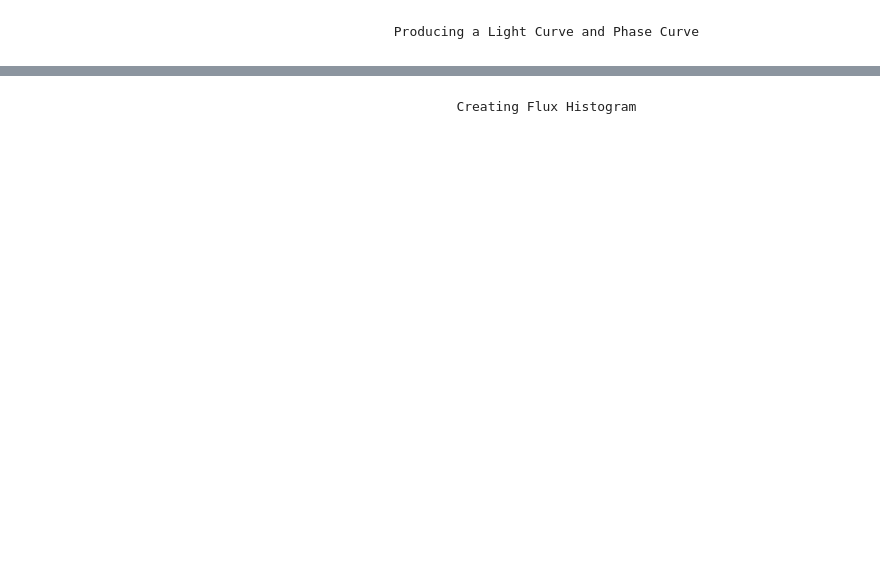
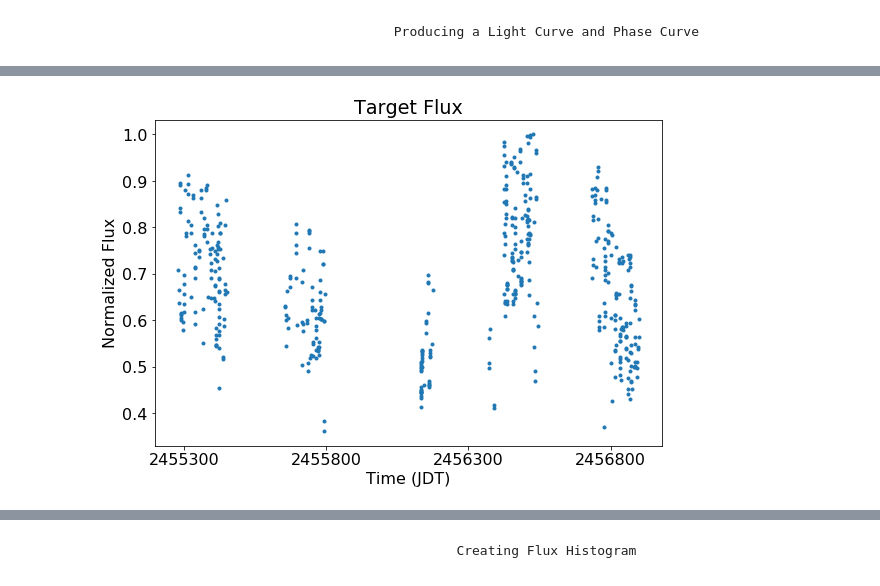
Before and after one commit to joshuapepper/kelt_halo, a Jupyter notebook: KELT Image Data Pipeline-FN Aql.ipynb, the cells around one changed output, grey strips where cells are left out. Saved outputs shown, nothing was run; the diff lists cells and outputs as text; code cells hidden in the pictures; blank space fills up the shorter version.

```diff
--- a/KELT Image Data Pipeline-FN Aql.ipynb
+++ b/KELT Image Data Pipeline-FN Aql.ipynb
@@ -230,0 +121,52 @@ ValueError: x and y must have same first dimension, but have shapes (798,) and (
+# %%
+background_mask = background_large_cutout.to_mask(method='center') # create mask over pixels in background annulus that have their centers within the annulus
+background_data = [background_mask[0].multiply(open_cutouts[i]) for i in range(0,file_count)] # create array of flux values with zero values corresponding to data outside the mask and nonzero values corresponding to the data within the mask
+background_flux = [background_data[i][background_mask[0].data > 0] for i in range(0,file_count)] # create array of flux values contained in mask
+background_median = [np.median(background_flux[i]) for i in range(0,file_count)] # find median of background flux array
+
+# create target flux vs. time plot
+target_sum = [photometry(open_cutouts[i], aperture_large_cutout, method = 'exact') for i in range(0,file_count)] # sum up exact amount of flux contained in the target aperture
+target_background_sum = [background_median[i] * aperture_large_cutout.area() for i in range(0,file_count)] # multiply background median by area of aperture to get background flux contained in aperture
+target_subtract = np.array([target_sum[i]['aperture_sum'] - target_background_sum[i] for i in range(0,file_count)]) # subtract background flux in aperture from aperture's total flux
+
+target_flux = target_subtract[target_subtract != 0] # disregard zero and below flux values
+
+time=[]
+for i in range(0,len(target_flux)):
+    original_file = fits.open(full_img_list[i])
+    time.append(original_file[1].header['JDT'])
+    original_file.close
+
+new_target_flux = []
+for i in range(0,len(target_flux)):
+    norm = target_flux[i]/max(target_flux)
+    new_target_flux.append(norm)
+
+cut_time=[]
+cut_flux=[]
+for i in range(0,len(time)):
+    if time[i]<2456900:
+        cut_time.append(time[i])
+        cut_flux.append(new_target_flux[i])
+
+plt.subplot(121)
+plt.title('Target Flux')
+plt.xlabel('Time (JDT)')
+plt.ylabel('Normalized Flux')
+plt.xticks(np.arange(round(min(time),-2), max(time)+1, round((max(time)+1-min(time))/5,-2)))
+#plt.plot(time, new_target_flux, '.')
+plt.plot(cut_time, cut_flux, '.')
+
+comparison_sum = [[photometry(open_cutouts[i], comparison_star_circles[j], method = 'exact') for i in range(0, file_count)] for j in range(0,len(comparison_star_circles))] # sum up exact amount of flux contained in each comparison star aperture
+comparison_background_sum = [[background_median[i] * comparison_star_circles[j].area() for i in range(0, file_count)] for j in range(0,len(comparison_star_circles))] # multiply background median by area of each aperture to get background flux contained in each aperture
+comparison_subtract = np.array([[comparison_sum[j][i]['aperture_sum'] - comparison_background_sum[j][i] for i in range(0,file_count)] for j in range(0,len(comparison_star_circles))]) # subtract background flux in each aperture from each aperture's total flux
+comparison_total = comparison_subtract.sum(axis=0) # sum up the background subtracted flux for all comparison stars
+comparison_flux = comparison_total[comparison_total != 0] # disregard zero flux values
+
+comparison_time=[]
+for i in range(0,len(comparison_flux)):
+    original_file = fits.open(full_img_list[i])
+    comparison_time.append(original_file[1].header['JDT'])
+    original_file.close
+# %% [output]
+[figure, added]
```
Also changed, not shown: parts of 16 cells of this notebook.
